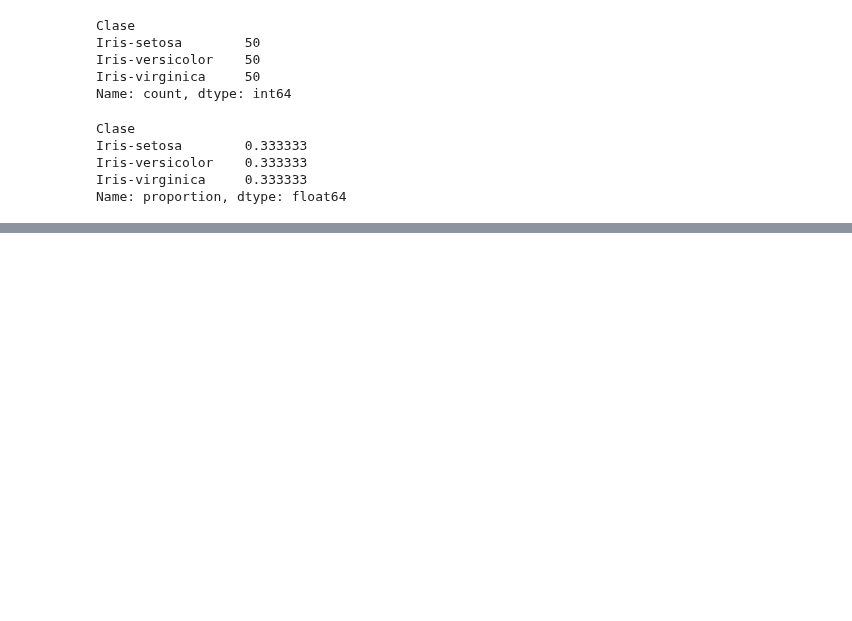
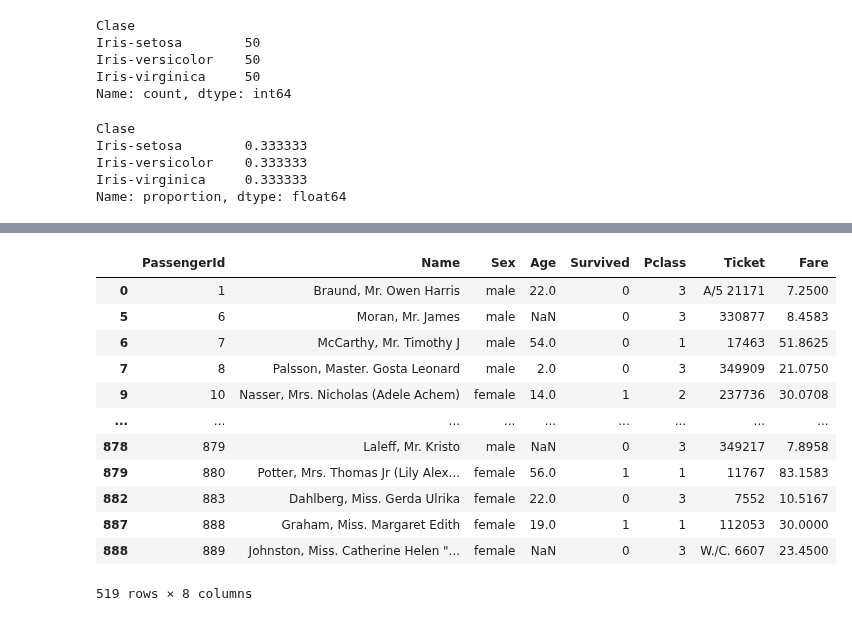
Before and after one commit to ceciorosco/Cecilia-Repositorio, a Jupyter notebook: Modulo_3/ejercicios_modulo_3.ipynb, the cells around one changed output, grey strips where cells are left out. Saved outputs shown, nothing was run; the diff lists cells and outputs as text; code cells hidden in the pictures; blank space fills up the shorter version.

```diff
--- a/Modulo_3/ejercicios_modulo_3.ipynb
+++ b/Modulo_3/ejercicios_modulo_3.ipynb
@@ -430,0 +697,17 @@ iris.drop[2, axis = 1] # borra columna 2 , las columnas empiezan en 0
+# %%
+#Ejericio 7
+df3[~df3["Age"].between(25, 50)]
+# %% [output]
+|  | PassengerId | Name | Sex | Age | Survived | Pclass | Ticket | Fare |
+| 0 | 1 | Braund, Mr. Owen Harris | male | 22.0 | 0 | 3 | A/5 21171 | 7.2500 |
+| 5 | 6 | Moran, Mr. James | male | NaN | 0 | 3 | 330877 | 8.4583 |
+| 6 | 7 | McCarthy, Mr. Timothy J | male | 54.0 | 0 | 1 | 17463 | 51.8625 |
+| 7 | 8 | Palsson, Master. Gosta Leonard | male | 2.0 | 0 | 3 | 349909 | 21.0750 |
+| 9 | 10 | Nasser, Mrs. Nicholas (Adele Achem) | female | 14.0 | 1 | 2 | 237736 | 30.0708 |
+| ... | ... | ... | ... | ... | ... | ... | ... | ... |
+| 878 | 879 | Laleff, Mr. Kristo | male | NaN | 0 | 3 | 349217 | 7.8958 |
+| 879 | 880 | Potter, Mrs. Thomas Jr (Lily Alex... | female | 56.0 | 1 | 1 | 11767 | 83.1583 |
+| 882 | 883 | Dahlberg, Miss. Gerda Ulrika | female | 22.0 | 0 | 3 | 7552 | 10.5167 |
+| 887 | 888 | Graham, Miss. Margaret Edith | female | 19.0 | 1 | 1 | 112053 | 30.0000 |
+| 888 | 889 | Johnston, Miss. Catherine Helen "... | female | NaN | 0 | 3 | W./C. 6607 | 23.4500 |
+519 rows × 8 columns
```
Also changed, not shown: parts of 32 cells of this notebook, 4 other files.
